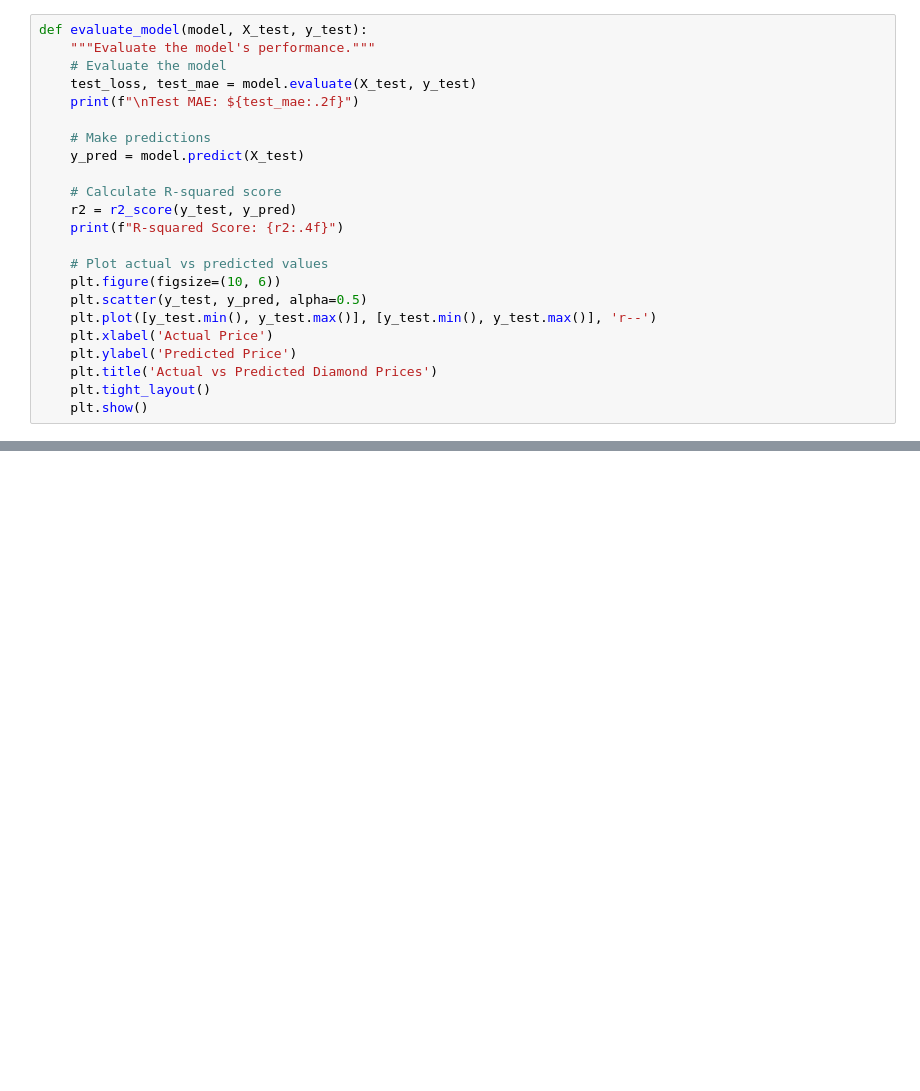
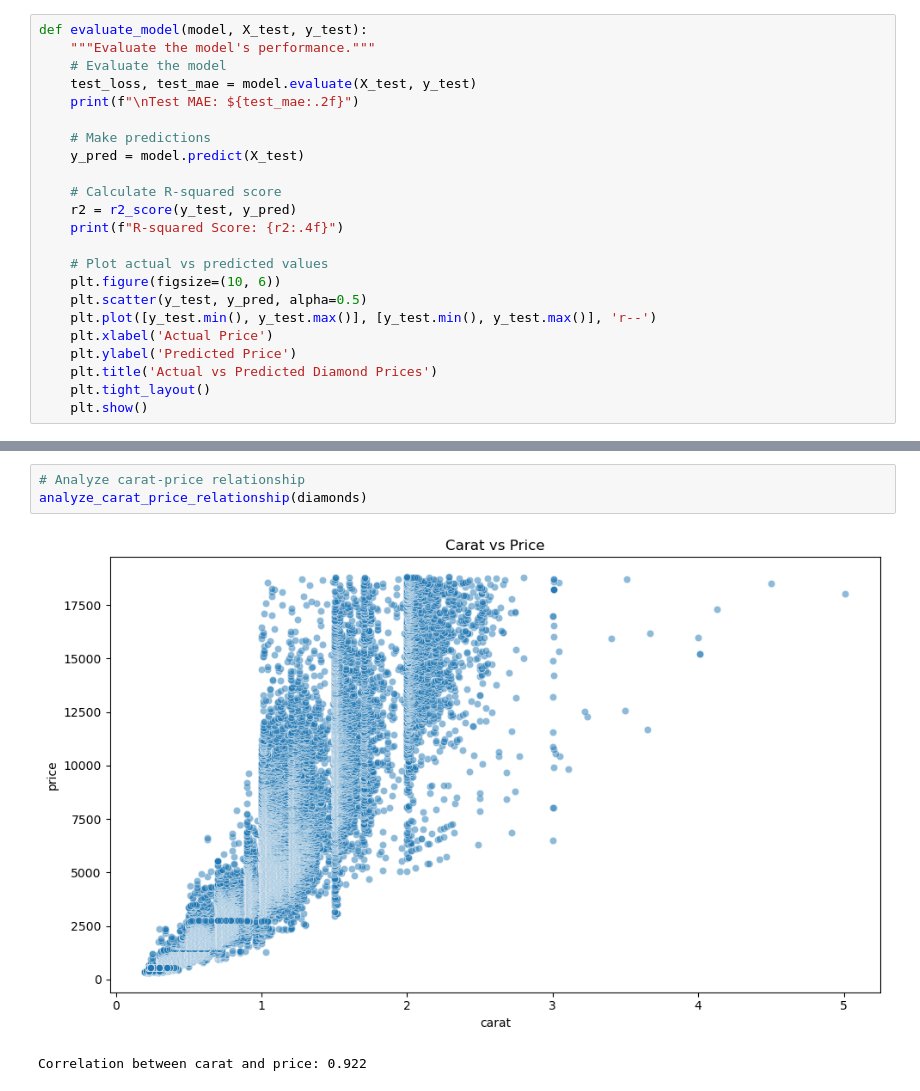
Before and after one commit to kartiks1/MSDS_458_Collab, a Jupyter notebook: MSDS458_Assignment_01/Assignment_01_regression.ipynb, the cells around one changed output, grey strips where cells are left out. Cells and saved outputs as stored; diff of their text form; blank space fills up the shorter version.

```diff
--- a/MSDS458_Assignment_01/Assignment_01_regression.ipynb
+++ b/MSDS458_Assignment_01/Assignment_01_regression.ipynb
@@ -259,0 +343,6 @@ def evaluate_model(model, X_test, y_test):
+# %%
+# Analyze carat-price relationship
+analyze_carat_price_relationship(diamonds)
+# %% [output]
+[figure, added]
+Correlation between carat and price: 0.922
```
Also changed, not shown: parts of 12 cells of this notebook.
